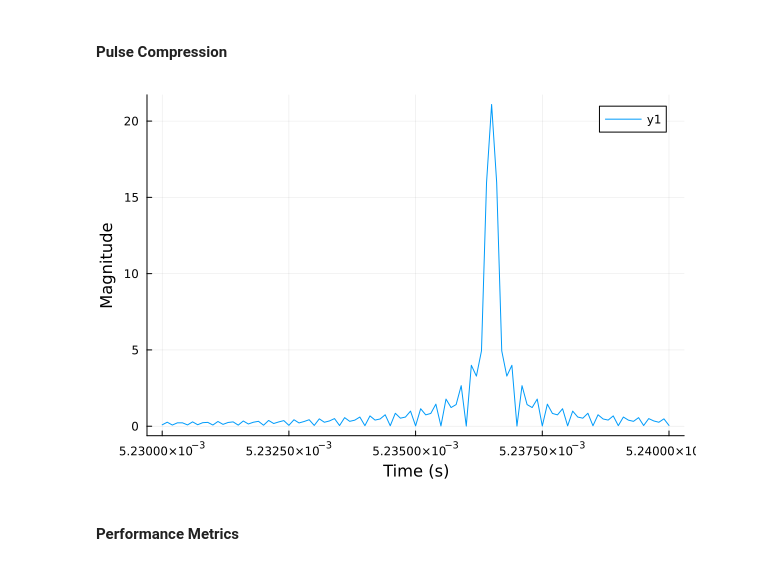
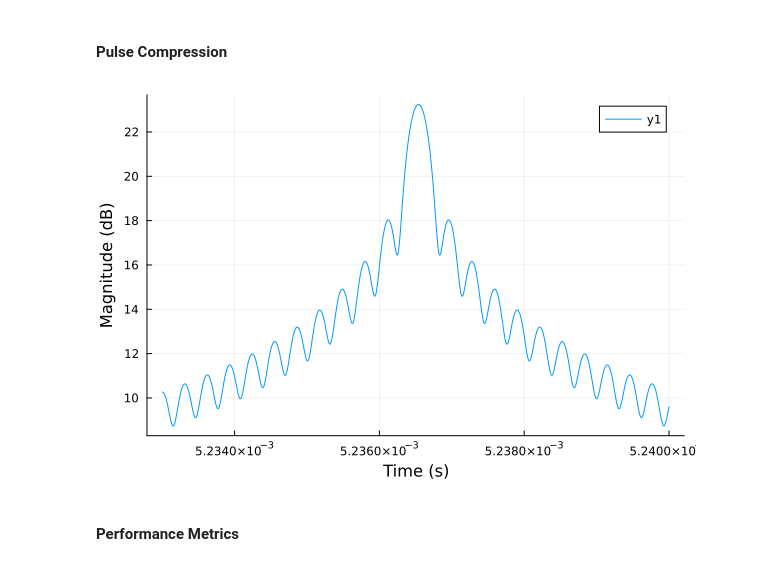
Before and after one commit to WPI-5G/radarSim, a Jupyter notebook: sim.ipynb, the cells around one changed output. Cells and saved outputs as stored; diff of their text form; code cells hidden in the pictures.

```diff
--- a/sim.ipynb
+++ b/sim.ipynb
@@ -73,12 +73,15 @@ pulse_compression = pulse_compression[1:length(rx_pulse_train)];
 # %%
 sigPower = abs.(pulse_compression);
 sigPowerdB = 10*log10.(sqrt.(abs2.(real.(pulse_compression)) .+ abs2.(imag.(pulse_compression))));
-sigPower = sigPower[1:26500*2];
-sigPowerdB = sigPowerdB[1:26500*2];
-plot(t[26150*2:26200*2], sigPower[26150*2:26200*2], xguide="Time (s)", yguide="Magnitude")
+plot(t,sigPower, xguide="Time (s)", yguide="Magnitude")
+# sigPower = sigPower[1:530000];
+# sigPowerdB = sigPowerdB[1:530000];
+# plot(t[523300:524000], sigPower[523300:524000], xguide="Time (s)", yguide="Magnitude")
 # plot(t[261500:262000], sigPowerdB[261500:262000], xguide="Time (s)", yguide="Magnitude (dB)")
-# %% [output]
-[figure, removed]
+# %%
+plot(t[523300:524000], sigPowerdB[523300:524000], xguide="Time (s)", yguide="Magnitude (dB)")
+# %% [output]
+[figure, added]
 # %% [markdown]
 #### Performance Metrics
 # %%
```
Also changed, not shown: parts of 7 cells of this notebook.
